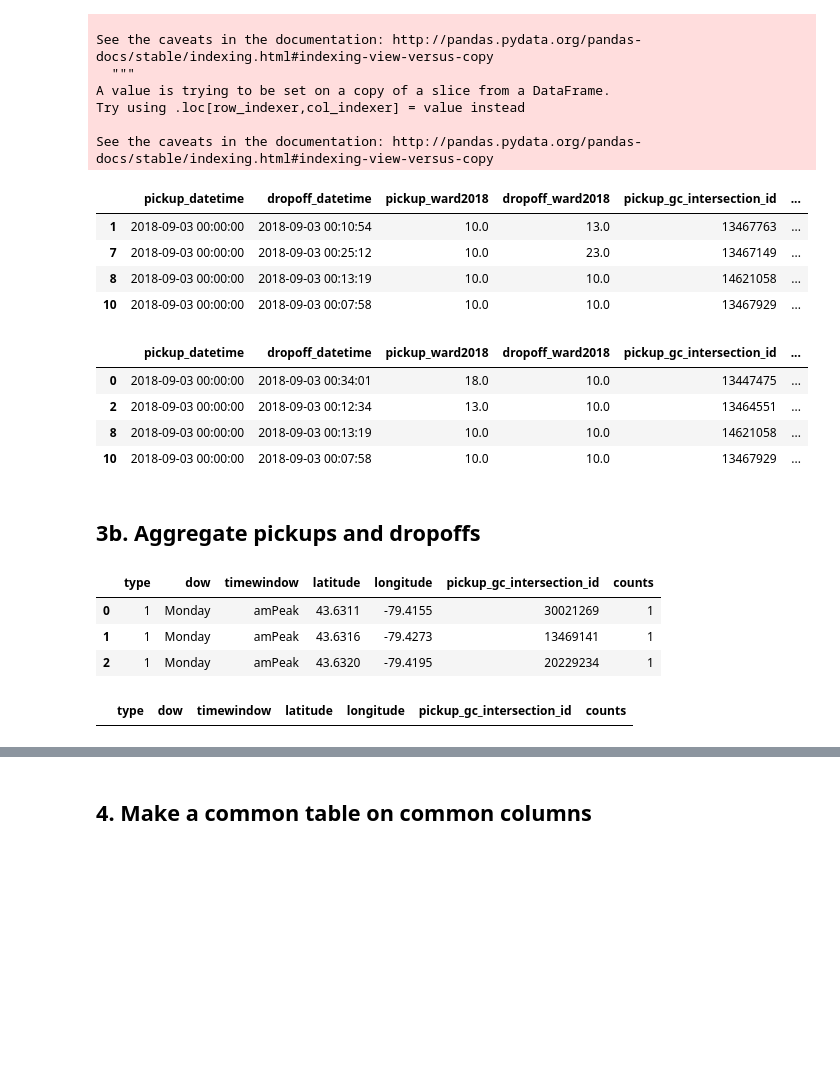
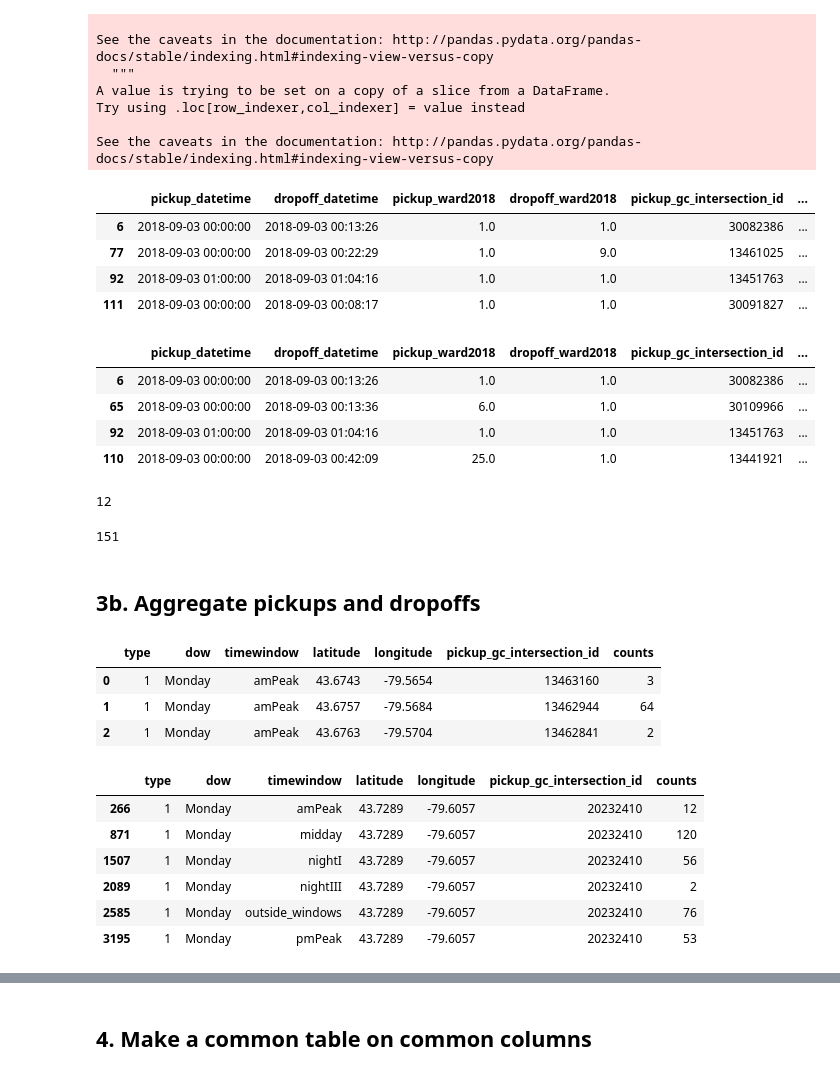
Before and after one commit to CityofToronto/bdit_cot-vfh, a Jupyter notebook: notebooks/create_pudo-geojson-mark-overlap.ipynb, the cells around one changed output, grey strips where cells are left out. Cells and saved outputs as stored; diff of their text form; code cells hidden in the pictures; blank space fills up the shorter version.

```diff
--- a/notebooks/create_pudo-geojson-mark-overlap.ipynb
+++ b/notebooks/create_pudo-geojson-mark-overlap.ipynb
@@ -53,12 +55,12 @@ prop = ['type','counts', 'overlap']
 # %% [markdown]
 # Variables
 # %%
-ward=10
+ward=1
 this_day = "Monday"
-this_tod = "nightIII"
+this_tod = "amPeak"
 # %%
 if ward == 1:
-    test_id1 = 13454935
+    test_id1 = 20232410   # 13454935
     test_id2 = 13453946
 elif ward == 10:
     test_id1 = 13467106 # Adelaide and John
@@ -222,18 +250,25 @@ See the caveats in the documentation: http://pandas.pydata.org/pandas-docs/stabl
 df_pu.head(4)
 # %% [output]
 |  | pickup_datetime | dropoff_datetime | pickup_ward2018 | dropoff_ward2018 | pickup_gc_intersection_id | ... |
-| 1 | 2018-09-03 00:00:00 | 2018-09-03 00:10:54 | 10.0 | 13.0 | 13467763 | ... |
-| 7 | 2018-09-03 00:00:00 | 2018-09-03 00:25:12 | 10.0 | 23.0 | 13467149 | ... |
-| 8 | 2018-09-03 00:00:00 | 2018-09-03 00:13:19 | 10.0 | 10.0 | 14621058 | ... |
-| 10 | 2018-09-03 00:00:00 | 2018-09-03 00:07:58 | 10.0 | 10.0 | 13467929 | ... |
+| 6 | 2018-09-03 00:00:00 | 2018-09-03 00:13:26 | 1.0 | 1.0 | 30082386 | ... |
+| 77 | 2018-09-03 00:00:00 | 2018-09-03 00:22:29 | 1.0 | 9.0 | 13461025 | ... |
+| 92 | 2018-09-03 01:00:00 | 2018-09-03 01:04:16 | 1.0 | 1.0 | 13451763 | ... |
+| 111 | 2018-09-03 00:00:00 | 2018-09-03 00:08:17 | 1.0 | 1.0 | 30091827 | ... |
 # %%
 df_do.head(4)
 # %% [output]
 |  | pickup_datetime | dropoff_datetime | pickup_ward2018 | dropoff_ward2018 | pickup_gc_intersection_id | ... |
-| 0 | 2018-09-03 00:00:00 | 2018-09-03 00:34:01 | 18.0 | 10.0 | 13447475 | ... |
-| 2 | 2018-09-03 00:00:00 | 2018-09-03 00:12:34 | 13.0 | 10.0 | 13464551 | ... |
-| 8 | 2018-09-03 00:00:00 | 2018-09-03 00:13:19 | 10.0 | 10.0 | 14621058 | ... |
-| 10 | 2018-09-03 00:00:00 | 2018-09-03 00:07:58 | 10.0 | 10.0 | 13467929 | ... |
+| 6 | 2018-09-03 00:00:00 | 2018-09-03 00:13:26 | 1.0 | 1.0 | 30082386 | ... |
+| 65 | 2018-09-03 00:00:00 | 2018-09-03 00:13:36 | 6.0 | 1.0 | 30109966 | ... |
+| 92 | 2018-09-03 01:00:00 | 2018-09-03 01:04:16 | 1.0 | 1.0 | 13451763 | ... |
+| 110 | 2018-09-03 00:00:00 | 2018-09-03 00:42:09 | 25.0 | 1.0 | 13441921 | ... |
+# %%
+# Test again!! => ok
+print(df_pu.loc[(df_pu['pickup_gc_intersection_id']==test_id1) & (df_pu['dow']=='Monday') & (df_pu['timewindow']=='amPeak'),'pickup_gc_intersection_id'].count())
+df_do.loc[(df_do['dropoff_gc_intersection_id']==test_id1) & (df_do['dow']=='Monday') & (df_do['timewindow']=='amPeak'),'dropoff_gc_intersection_id'].count()
+# %% [output]
+12
+151
 # %% [markdown]
 ## 3b. Aggregate pickups and dropoffs
 # %%
@@ -246,14 +281,20 @@ df_pu_agg = df_pu.groupby(
 df_pu_agg.head(3)
 # %% [output]
 |  | type | dow | timewindow | latitude | longitude | pickup_gc_intersection_id | counts |
-| 0 | 1 | Monday | amPeak | 43.6311 | -79.4155 | 30021269 | 1 |
-| 1 | 1 | Monday | amPeak | 43.6316 | -79.4273 | 13469141 | 1 |
-| 2 | 1 | Monday | amPeak | 43.6320 | -79.4195 | 20229234 | 1 |
+| 0 | 1 | Monday | amPeak | 43.6743 | -79.5654 | 13463160 | 3 |
+| 1 | 1 | Monday | amPeak | 43.6757 | -79.5684 | 13462944 | 64 |
+| 2 | 1 | Monday | amPeak | 43.6763 | -79.5704 | 13462841 | 2 |
 # %%
-# Check
-df_pu_agg.loc[df_pu_agg['pickup_gc_intersection_id']==13454935]
+# Check => ok
+df_pu_agg.loc[df_pu_agg['pickup_gc_intersection_id']==test_id1]
 # %% [output]
 |  | type | dow | timewindow | latitude | longitude | pickup_gc_intersection_id | counts |
+| 266 | 1 | Monday | amPeak | 43.7289 | -79.6057 | 20232410 | 12 |
+| 871 | 1 | Monday | midday | 43.7289 | -79.6057 | 20232410 | 120 |
+| 1507 | 1 | Monday | nightI | 43.7289 | -79.6057 | 20232410 | 56 |
+| 2089 | 1 | Monday | nightIII | 43.7289 | -79.6057 | 20232410 | 2 |
+| 2585 | 1 | Monday | outside_windows | 43.7289 | -79.6057 | 20232410 | 76 |
+| 3195 | 1 | Monday | pmPeak | 43.7289 | -79.6057 | 20232410 | 53 |
 # %%
 df_do_agg=pd.DataFrame()
 
```
Also changed, not shown: parts of 27 cells of this notebook, 9 other files.
